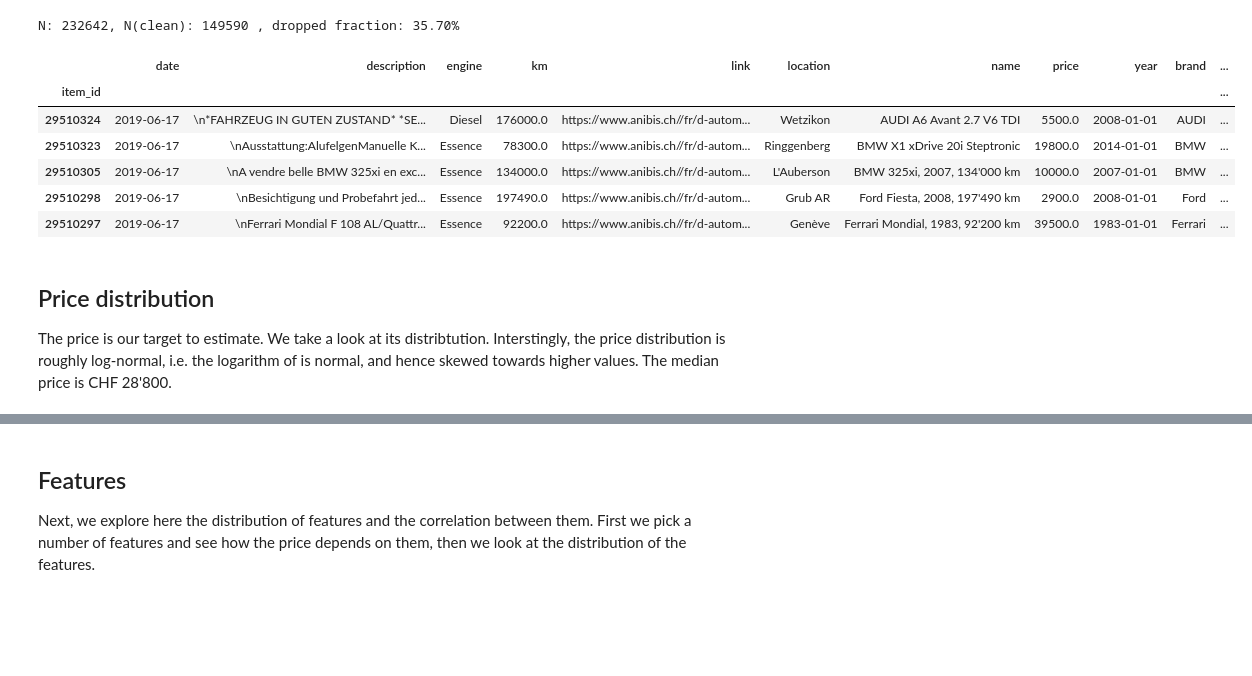
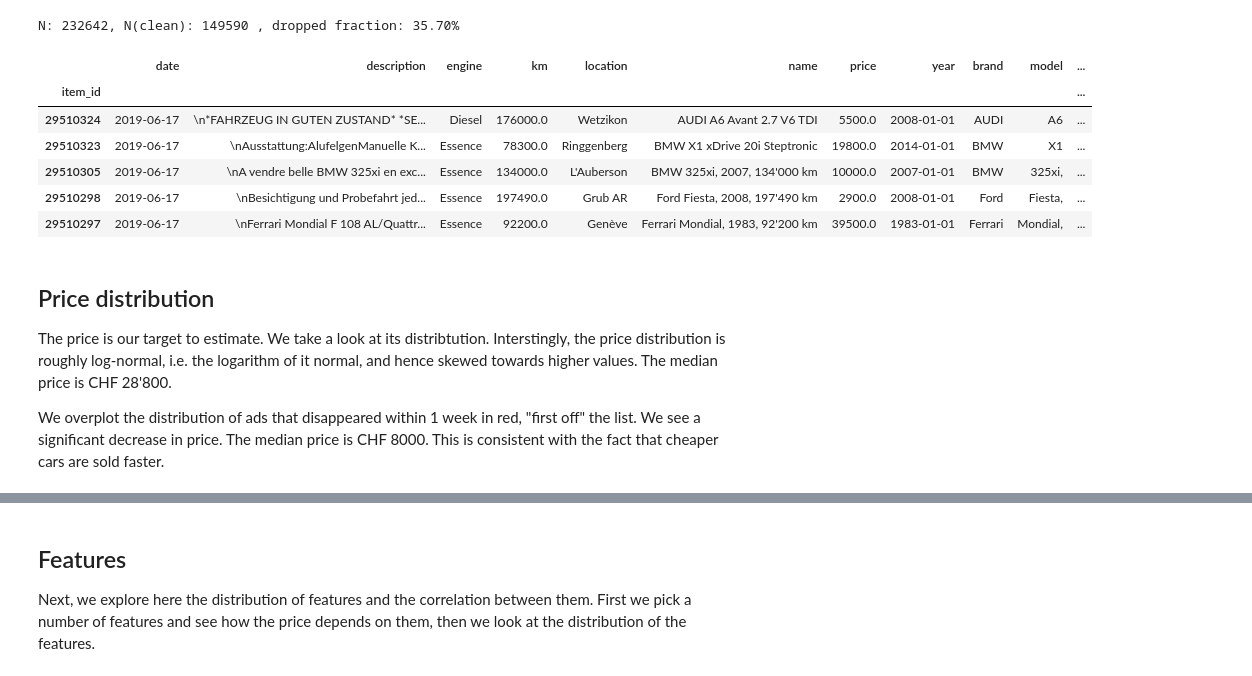
Before and after one commit to jcoupon/used_car_pricing, a Jupyter notebook: audi_A3_price.ipynb, the cells around one changed output, grey strips where cells are left out. Saved outputs shown, nothing was run; the diff lists cells and outputs as text; code cells hidden in the pictures; blank space fills up the shorter version.

```diff
--- a/audi_A3_price.ipynb
+++ b/audi_A3_price.ipynb
@@ -54,17 +54,19 @@ As usual the goal is to find the best compromise between getting as much data as
 The scraping has been done twice. The first time on June 22nd and one week later. The goal is to see which typical ads have disappeared in the interval (i.e. if they were sold rapidely).
 # %% [markdown]
 ### Import data
+# %%
+data_dir = 'data'
 # %%
 # read csv files
-df_1 = pd.read_csv('22.06.2019_all.csv', index_col='item_id')
-df_2 = pd.read_csv('29.06.2019_all.csv', index_col='item_id')
+df_1 = pd.read_csv(data_dir+'/22.06.2019_all.csv', index_col='item_id')
+df_2 = pd.read_csv(data_dir+'/29.06.2019_all.csv', index_col='item_id')
 
 # merge the two
 df_ads = df_1.join(
     df_2['age_ad_days'], rsuffix='_2', how='left', on='item_id')
 
 # create a new column: True if it disa
-select = df_ads['age_ad_days_2'].isnull()
+select = (df_ads['age_ad_days_2'].isnull()) & (df_ads['date']>='2019-06-21')
 df_ads['less_than_a_week'] = select
 df_ads = df_ads.drop('age_ad_days_2', axis=1)
 
@@ -124,17 +126,19 @@ print('N: {}, N(clean): {} , dropped fraction: {:.2f}%'.format(
 # %% [output]
 N: 232642, N(clean): 149590 , dropped fraction: 35.70%
 # %%
-df_ads_clean.head()
+df_ads_clean.drop('link', axis=1).head()
 # %% [output]
-|  | date | description | engine | km | link | location | name | price | year | brand | ... |
+|  | date | description | engine | km | location | name | price | year | brand | model | ... |
 | item_id |  |  |  |  |  |  |  |  |  |  | ... |
-| 29510324 | 2019-06-17 | \n*FAHRZEUG IN GUTEN ZUSTAND* *SE... | Diesel | 176000.0 | https://www.anibis.ch//fr/d-autom... | Wetzikon | AUDI A6 Avant 2.7 V6 TDI | 5500.0 | 2008-01-01 | AUDI | ... |
-| 29510323 | 2019-06-17 | \nAusstattung:AlufelgenManuelle K... | Essence | 78300.0 | https://www.anibis.ch//fr/d-autom... | Ringgenberg | BMW X1 xDrive 20i Steptronic | 19800.0 | 2014-01-01 | BMW | ... |
-| 29510305 | 2019-06-17 | \nA vendre belle BMW 325xi en exc... | Essence | 134000.0 | https://www.anibis.ch//fr/d-autom... | L'Auberson | BMW 325xi, 2007, 134'000 km | 10000.0 | 2007-01-01 | BMW | ... |
-| 29510298 | 2019-06-17 | \nBesichtigung und Probefahrt jed... | Essence | 197490.0 | https://www.anibis.ch//fr/d-autom... | Grub AR | Ford Fiesta, 2008, 197'490 km | 2900.0 | 2008-01-01 | Ford | ... |
-| 29510297 | 2019-06-17 | \nFerrari Mondial F 108 AL/Quattr... | Essence | 92200.0 | https://www.anibis.ch//fr/d-autom... | Genève | Ferrari Mondial, 1983, 92'200 km | 39500.0 | 1983-01-01 | Ferrari | ... |
+| 29510324 | 2019-06-17 | \n*FAHRZEUG IN GUTEN ZUSTAND* *SE... | Diesel | 176000.0 | Wetzikon | AUDI A6 Avant 2.7 V6 TDI | 5500.0 | 2008-01-01 | AUDI | A6 | ... |
+| 29510323 | 2019-06-17 | \nAusstattung:AlufelgenManuelle K... | Essence | 78300.0 | Ringgenberg | BMW X1 xDrive 20i Steptronic | 19800.0 | 2014-01-01 | BMW | X1 | ... |
+| 29510305 | 2019-06-17 | \nA vendre belle BMW 325xi en exc... | Essence | 134000.0 | L'Auberson | BMW 325xi, 2007, 134'000 km | 10000.0 | 2007-01-01 | BMW | 325xi, | ... |
+| 29510298 | 2019-06-17 | \nBesichtigung und Probefahrt jed... | Essence | 197490.0 | Grub AR | Ford Fiesta, 2008, 197'490 km | 2900.0 | 2008-01-01 | Ford | Fiesta, | ... |
+| 29510297 | 2019-06-17 | \nFerrari Mondial F 108 AL/Quattr... | Essence | 92200.0 | Genève | Ferrari Mondial, 1983, 92'200 km | 39500.0 | 1983-01-01 | Ferrari | Mondial, | ... |
 # %% [markdown]
 ## Price distribution
 
-The price is our target to estimate. We take a look at its distribtution. Interstingly, the price distribution is roughly log-normal, i.e. the logarithm of is normal, and hence skewed towards higher values. The median price is CHF 28'800.
+The price is our target to estimate. We take a look at its distribtution. Interstingly, the price distribution is roughly log-normal, i.e. the logarithm of it normal, and hence skewed towards higher values. The median price is CHF 28'800.
+
+We overplot the distribution of ads that disappeared within 1 week in red, "first off" the list. We see a significant decrease in price. The median price is CHF 8000. This is consistent with the fact that cheaper cars are sold faster.
 # %%
```
Also changed, not shown: parts of 66 cells of this notebook, 2 other files.
